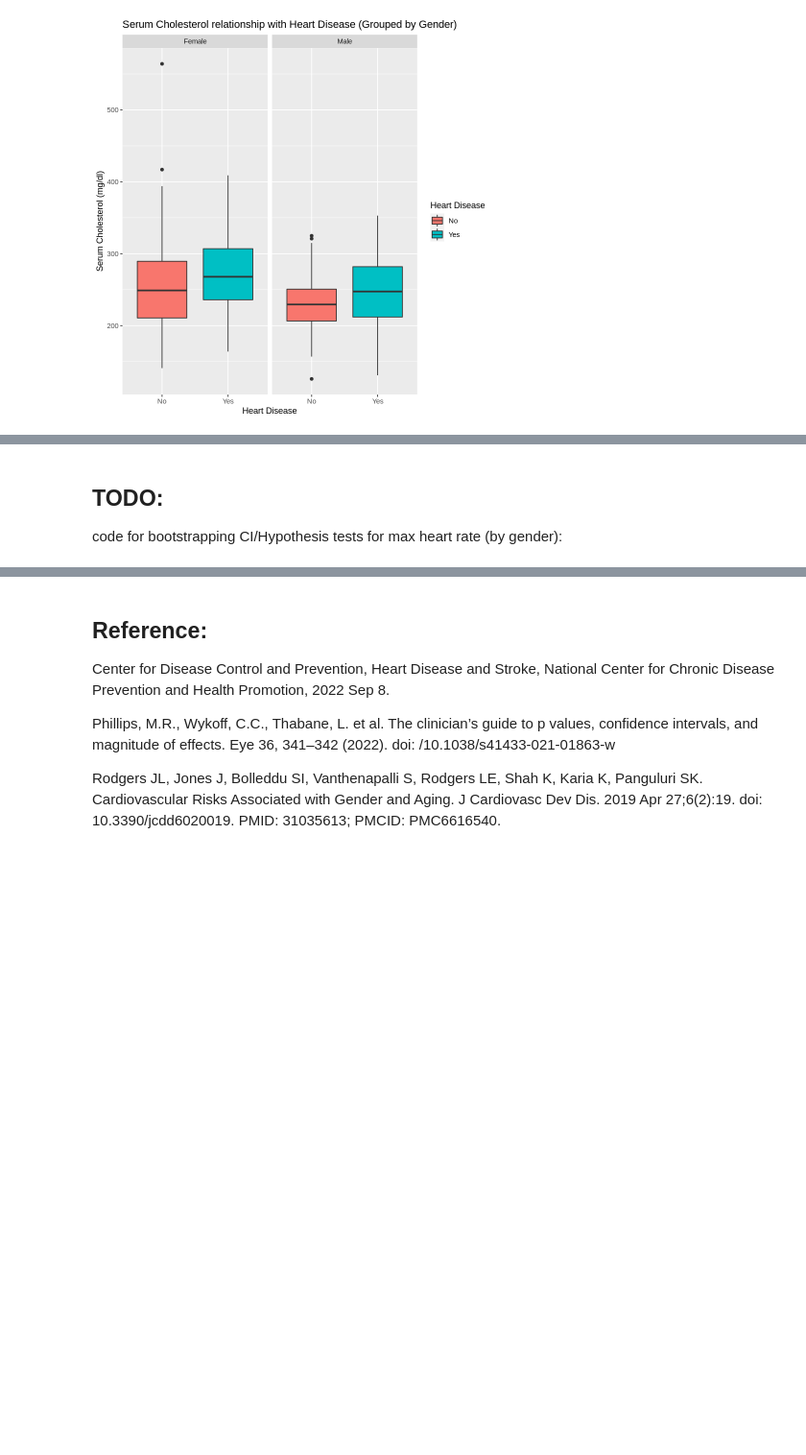
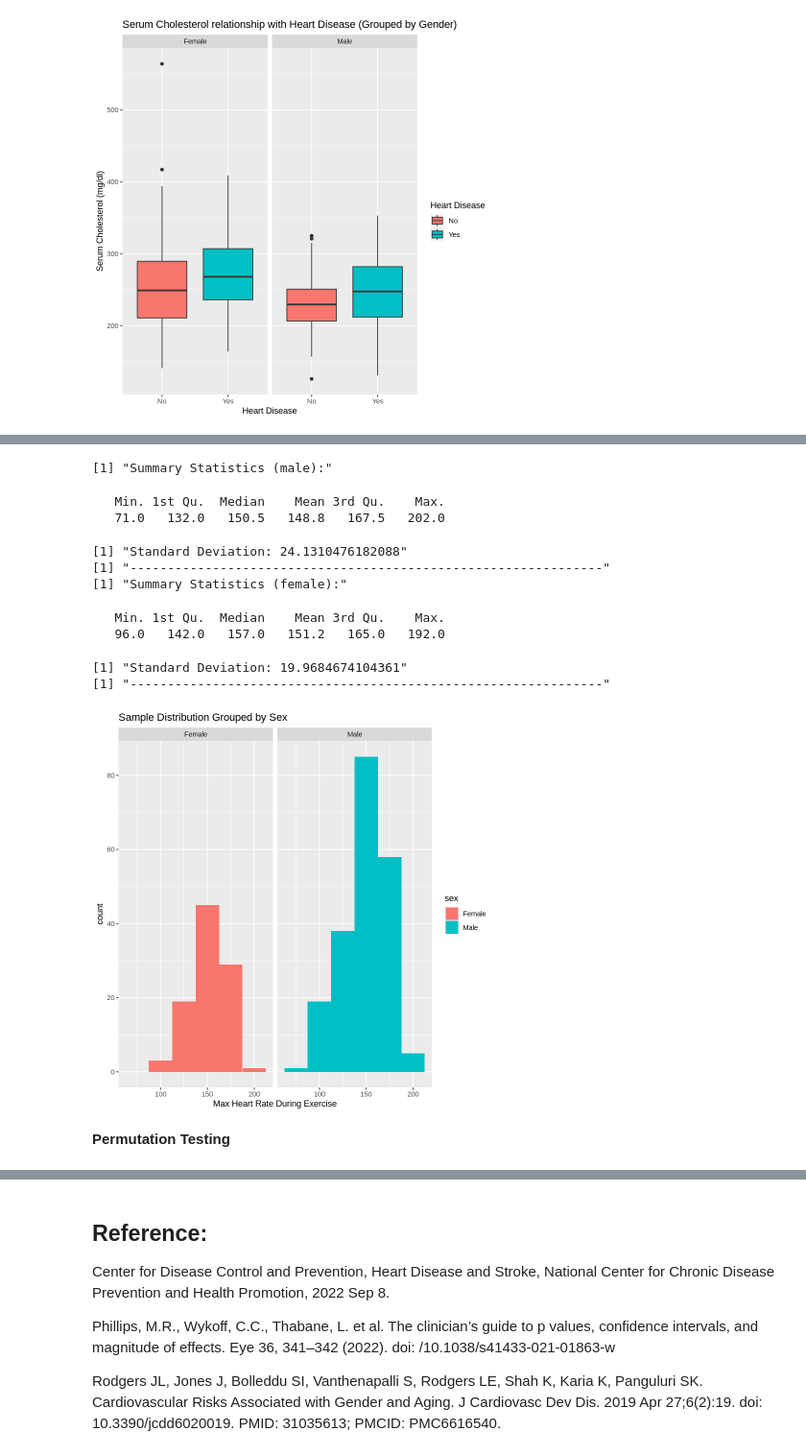
Before and after one commit to Yusen121/heart_disease, a Jupyter notebook: STAT_Project_Final.ipynb, the cells around one changed output, grey strips where cells are left out. Shown: that part at 96% size. Drawn from its saved outputs; the diff is of its cells as text; code cells hidden in the pictures; blank space fills up the shorter version.

```diff
--- a/STAT_Project_Final.ipynb
+++ b/STAT_Project_Final.ipynb
@@ -132,0 +124,15 @@ Discuss why we chose max heart rate as the variable of choice
+# %%
+#Drop unneccesary columns from dataframe
+cleveland_thalach <- cleveland %>%
+  filter(!is.na(thalach)) %>%
+  select(sex, thalach, num)
+
+#group by sex
+thalach_male <- filter(cleveland_thalach, sex == 1) |> select(-sex)
+thalach_female <- filter(cleveland_thalach, sex == 0) |> select(-sex)
+
+#display first 5 rows of data
+print("Max Heart Rate (male):")
+head(thalach_male)
+print("Max Heart Rate (female):")
+head(thalach_female)
@@ -133,3 +160,34 @@ Discuss why we chose max heart rate as the variable of choice
+# %%
+#Calculate Sample Statistics
+sample_mean_male <- mean(thalach_male$thalach)
+sample_mean_female <- mean(thalach_female$thalach)
+sample_sd_male <- sd(thalach_male$thalach)
+sample_sd_female <- sd(thalach_female$thalach)
+sample_distribution_by_sex <- ggplot(labelled_data, aes(x = thalach, fill = sex)) +
+                                geom_histogram(binwidth=25) +
+                                facet_wrap(~sex) +
+                                xlab("Max Heart Rate During Exercise") +
+                                ggtitle("Sample Distribution Grouped by Sex")
+sample_distribution_by_sex
+print("Summary Statistics (male):")
+summary(thalach_male$thalach)
+print(paste("Standard Deviation:",as.character(sample_sd_male)))
+print("---------------------------------------------------------------")
+print("Summary Statistics (female):")
+summary(thalach_female$thalach)
+print(paste("Standard Deviation:",as.character(sample_sd_female)))
+print("---------------------------------------------------------------")
+# %% [output]
+[1] "Summary Statistics (male):"
+   Min. 1st Qu.  Median    Mean 3rd Qu.    Max.
+   71.0   132.0   150.5   148.8   167.5   202.0
+[1] "Standard Deviation: 24.1310476182088"
+[1] "---------------------------------------------------------------"
+[1] "Summary Statistics (female):"
+   Min. 1st Qu.  Median    Mean 3rd Qu.    Max.
+   96.0   142.0   157.0   151.2   165.0   192.0
+[1] "Standard Deviation: 19.9684674104361"
+[1] "---------------------------------------------------------------"
+[figure, added]
 # %% [markdown]
-## TODO:
-code for bootstrapping CI/Hypothesis tests for max heart rate (by gender):
+**Permutation Testing**
```
Also changed, not shown: parts of 17 cells of this notebook.
